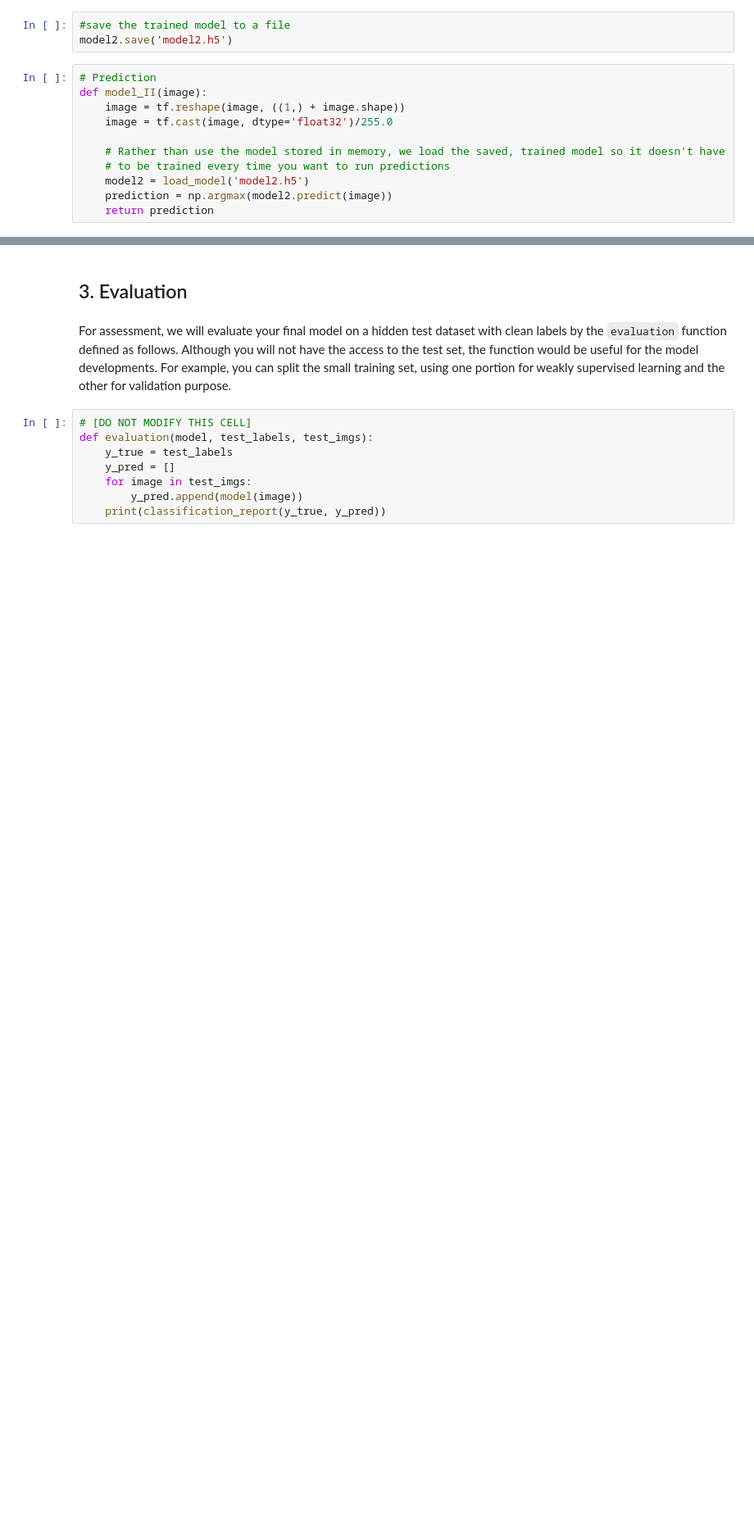
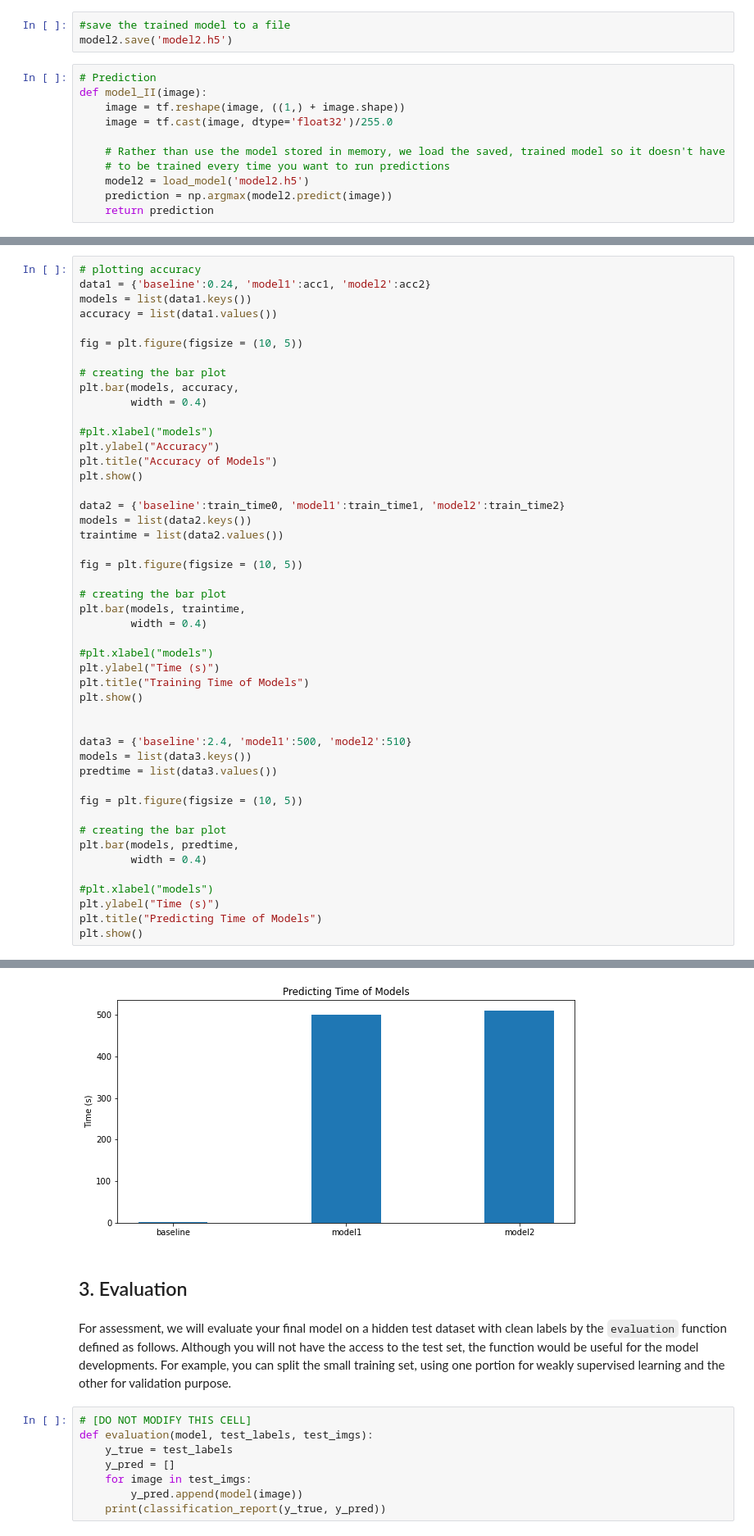
Before and after one commit to TZstatsADS/spring-2022-prj3-group6, a Jupyter notebook: doc/4.ipynb, the cells around one changed output, grey strips where cells are left out. Shown: that part at 82% size. Drawn from its saved outputs; the diff is of its cells as text; blank space fills up the shorter version.

Commit message:
added a predicting time graph

```diff
--- a/doc/4.ipynb
+++ b/doc/4.ipynb
@@ -521,0 +488,48 @@ plt.show()
+# %%
+# plotting accuracy
+data1 = {'baseline':0.24, 'model1':acc1, 'model2':acc2}
+models = list(data1.keys())
+accuracy = list(data1.values())
+
+fig = plt.figure(figsize = (10, 5))
+
+# creating the bar plot
+plt.bar(models, accuracy,
+        width = 0.4)
+
+#plt.xlabel("models")
+plt.ylabel("Accuracy")
+plt.title("Accuracy of Models")
+plt.show()
+
+data2 = {'baseline':train_time0, 'model1':train_time1, 'model2':train_time2}
+models = list(data2.keys())
+traintime = list(data2.values())
+
+fig = plt.figure(figsize = (10, 5))
+
+# creating the bar plot
+plt.bar(models, traintime,
+        width = 0.4)
+
+#plt.xlabel("models")
+plt.ylabel("Time (s)")
+plt.title("Training Time of Models")
+plt.show()
+
+
+data3 = {'baseline':2.4, 'model1':500, 'model2':510}
+models = list(data3.keys())
+predtime = list(data3.values())
+
+fig = plt.figure(figsize = (10, 5))
+
+# creating the bar plot
+plt.bar(models, predtime,
+        width = 0.4)
+
+#plt.xlabel("models")
+plt.ylabel("Time (s)")
+plt.title("Predicting Time of Models")
+plt.show()
+# %% [output]
@@ -522,3 +538,4 @@ plt.show()
+[figure, added]
 # %% [markdown]
 ## 3. Evaluation
 # %% [markdown]
```
Also changed, not shown: parts of 6 cells of this notebook.
